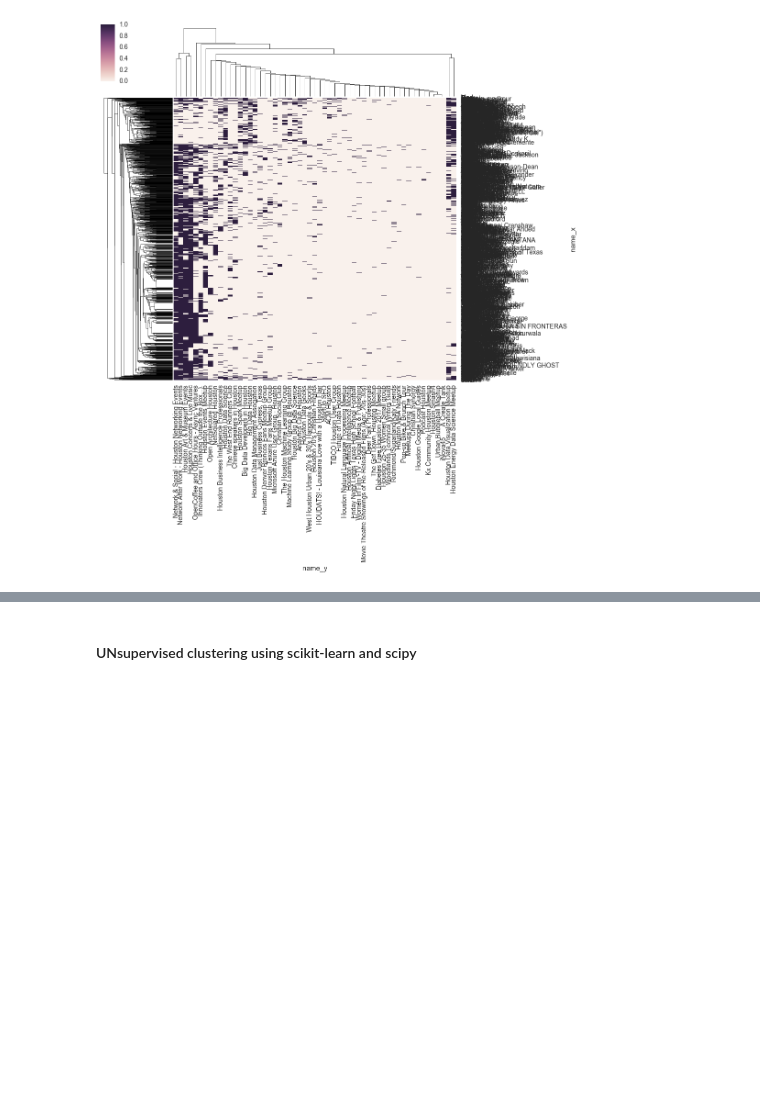
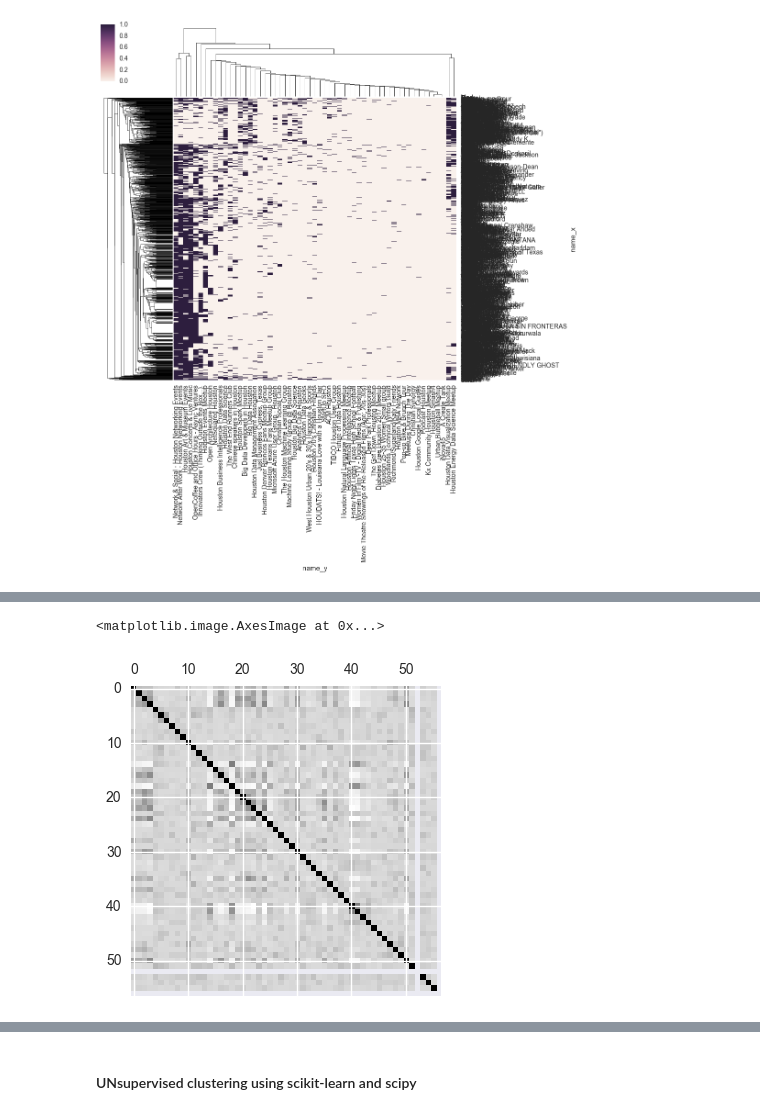
Before and after one commit to gtg269c/Datavis_jam_jan2017, a Jupyter notebook: Datavis_Jam_01172017.ipynb, the cells around one changed output, grey strips where cells are left out. Drawn from its saved outputs; the diff is of its cells as text; code cells hidden in the pictures; blank space fills up the shorter version.

```diff
--- a/Datavis_Jam_01172017.ipynb
+++ b/Datavis_Jam_01172017.ipynb
@@ -196,0 +248,5 @@ plt.show()
+# %%
+plt.matshow(group_corr)
+# %% [output]
+<matplotlib.image.AxesImage at 0x...>
+[figure, added]
```
Also changed, not shown: parts of 19 cells of this notebook.
